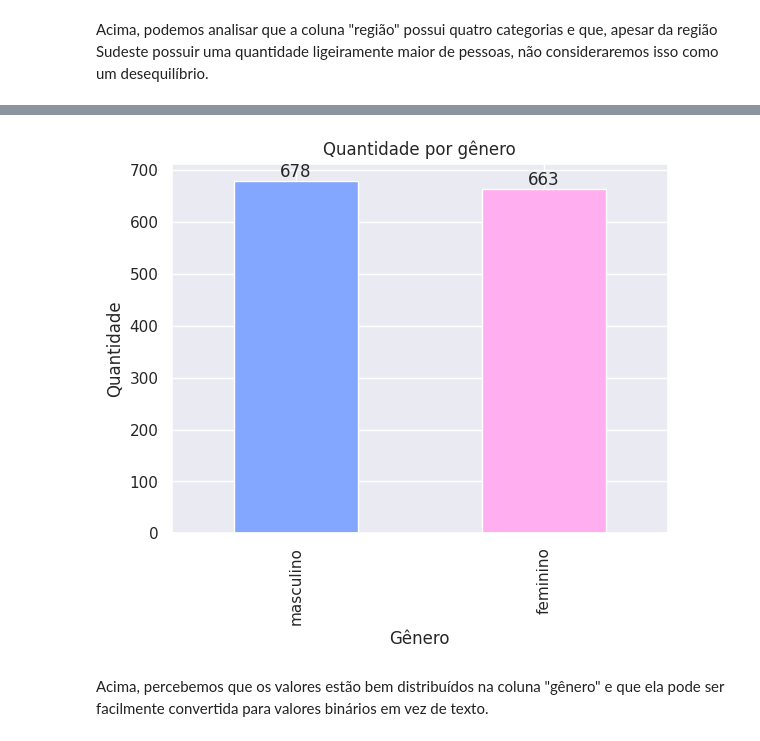
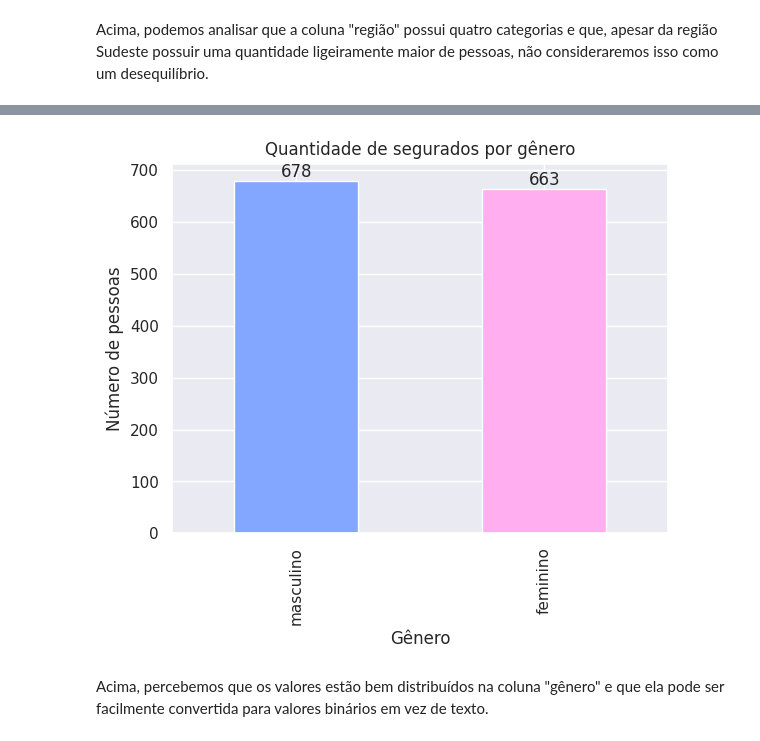
Before and after one commit to marcosjsh/fiap_tech_challenge, a Jupyter notebook: Previsão_Seguro_Saúde_Completo.ipynb, the cells around one changed output, grey strips where cells are left out. Drawn from its saved outputs; the diff is of its cells as text; code cells hidden in the pictures.

```diff
--- a/Previsão_Seguro_Saúde_Completo.ipynb
+++ b/Previsão_Seguro_Saúde_Completo.ipynb
@@ -124,18 +132,18 @@ Acima, podemos analisar que a coluna "região" possui quatro categorias e que, a
 # %%
 qtd_genero = df["gênero"].value_counts()
 custom_colors = ['#83a7fe', '#ffaeef']
 ax = qtd_genero.plot(kind='bar', color=custom_colors[:len(qtd_genero)])
 
-plt.title('Quantidade por gênero')
+plt.title('Quantidade de segurados por gênero')
 plt.xlabel('Gênero')
-plt.ylabel('Quantidade')
+plt.ylabel('Número de pessoas')
 
 for i, count in enumerate(qtd_genero):
     ax.annotate(str(count), xy=(i, count), ha='center', va='bottom')
 
 plt.show()
 # %% [output]
-[figure, old version]
+[figure, new version]
 # %% [markdown]
 Acima, percebemos que os valores estão bem distribuídos na coluna "gênero" e que ela pode ser facilmente convertida para valores binários em vez de texto.
 # %% [markdown]
```
Also changed, not shown: parts of 11 cells of this notebook.
